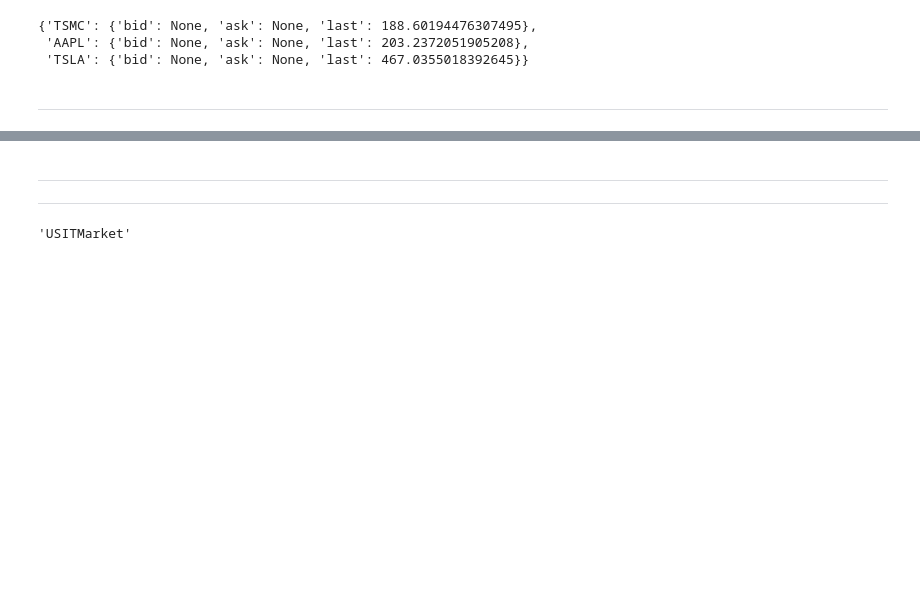
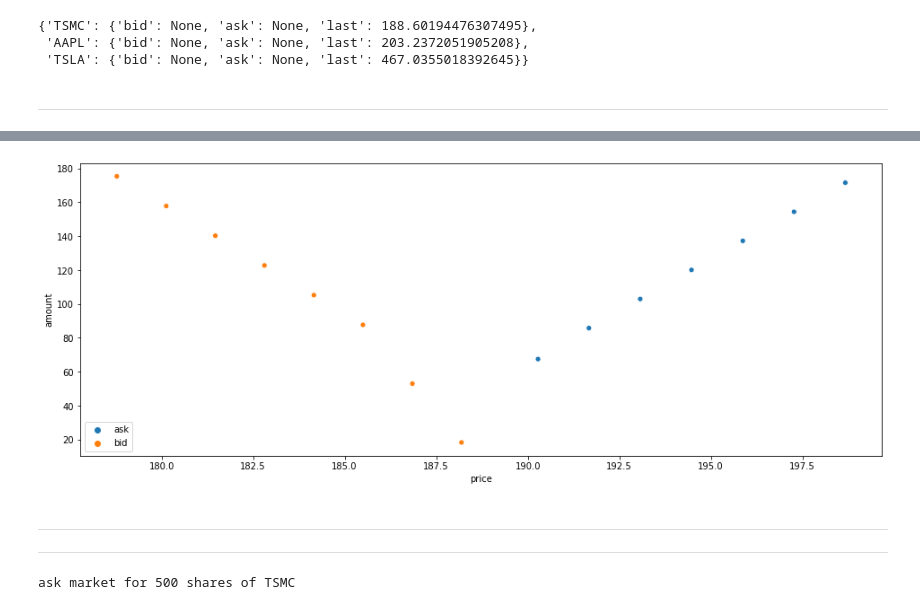
Before and after one commit to smurve/cfds-capstone, a Jupyter notebook: Scenario.ipynb, the cells around one changed output, grey strips where cells are left out. Cells and saved outputs as stored; diff of their text form; code cells hidden in the pictures; blank space fills up the shorter version.

Commit message:
compute and plot the order book

```diff
--- a/Scenario.ipynb
+++ b/Scenario.ipynb
@@ -8,3 +17,14 @@ from markets.realistic.Clock import Clock
+# %%
+def plot_order_book(market_maker):
+    type_for = {'a': 'ask', 'b': 'bid'}
+    order_book = market_maker.get_order_book()
+    orders = order_book['TSMC']
+    orders = {'price': [k for k in orders], 'amount': [v[0] for v in orders.values()],
+              'order_type': [type_for[v[1]] for v in orders.values()]}
+    orders = pd.DataFrame.from_dict(orders)
+
+    plt.figure(figsize=(16, 6))
+    sns.scatterplot(data=orders, x='price', y='amount', hue=orders["order_type"].to_list())
 # %% [markdown]
 ------------------------------------------------------
 # %%
@@ -82,3 +106,7 @@ warren.get_portfolio()
+# %%
+plot_order_book(mm)
+# %% [output]
+[figure, added]
 # %% [markdown]
 ------------------------------------------------------
 ------------------------------------------------------
@@ -87,4 +113,8 @@ ray.shutdown()
-# %%
-market.__class__.__name__
-# %% [output]
-'USITMarket'
+# %%
+from markets.realistic import Order, OrderType, ExecutionType
+order = Order(michael.get_qname(), OrderType.ASK,
+              ExecutionType.MARKET, 'TSMC', 500, 0, 0)
+print(order)
+mm.submit_orders([order])
+# %% [output]
+ask market for 500 shares of TSMC
```
Also changed, not shown: parts of 13 cells of this notebook, 5 other files.
